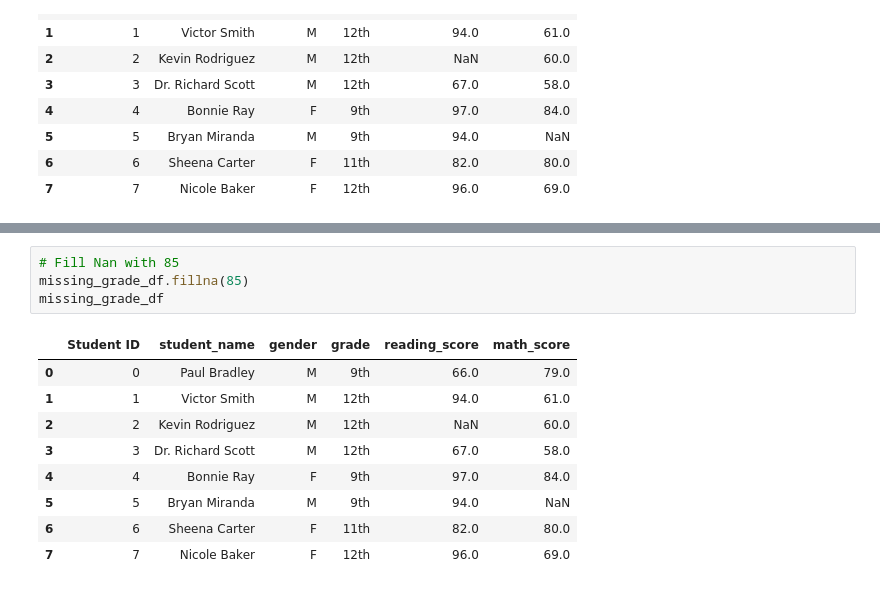
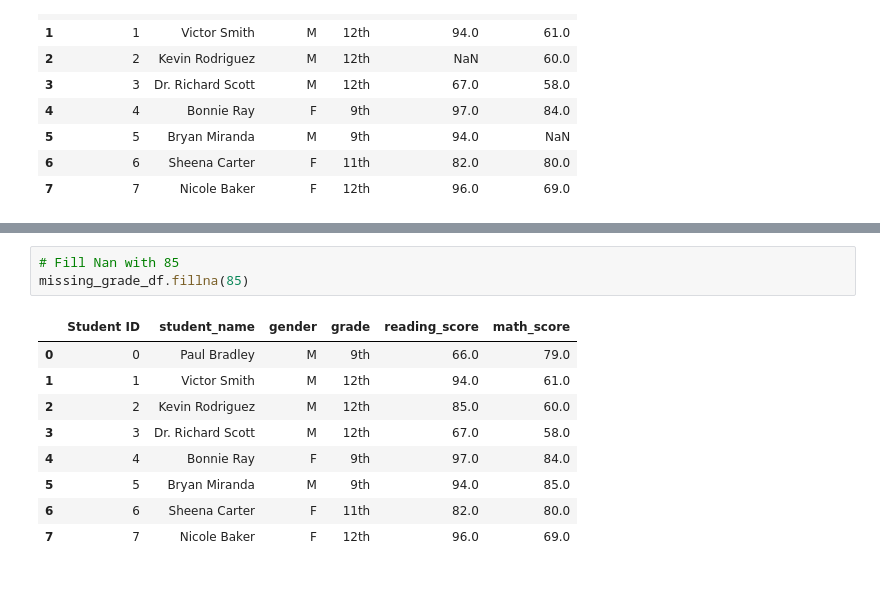
Before and after one commit to ASCHEET/School_District_Analysis, a Jupyter notebook: cleaning_data.ipynb, the cells around one changed output, grey strips where cells are left out. Drawn from its saved outputs; the diff is of its cells as text.

```diff
--- a/cleaning_data.ipynb
+++ b/cleaning_data.ipynb
@@ -25,14 +32,13 @@ missing_grade_df
 # %%
 # Fill Nan with 85
 missing_grade_df.fillna(85)
-missing_grade_df
 # %% [output]
 |  | Student ID | student_name | gender | grade | reading_score | math_score |
 | 0 | 0 | Paul Bradley | M | 9th | 66.0 | 79.0 |
 | 1 | 1 | Victor Smith | M | 12th | 94.0 | 61.0 |
-| 2 | 2 | Kevin Rodriguez | M | 12th | NaN | 60.0 |
+| 2 | 2 | Kevin Rodriguez | M | 12th | 85.0 | 60.0 |
 | 3 | 3 | Dr. Richard Scott | M | 12th | 67.0 | 58.0 |
 | 4 | 4 | Bonnie Ray | F | 9th | 97.0 | 84.0 |
-| 5 | 5 | Bryan Miranda | M | 9th | 94.0 | NaN |
+| 5 | 5 | Bryan Miranda | M | 9th | 94.0 | 85.0 |
 | 6 | 6 | Sheena Carter | F | 11th | 82.0 | 80.0 |
 | 7 | 7 | Nicole Baker | F | 12th | 96.0 | 69.0 |
```
Also changed, not shown: parts of 2 cells of this notebook, 2 other files.
